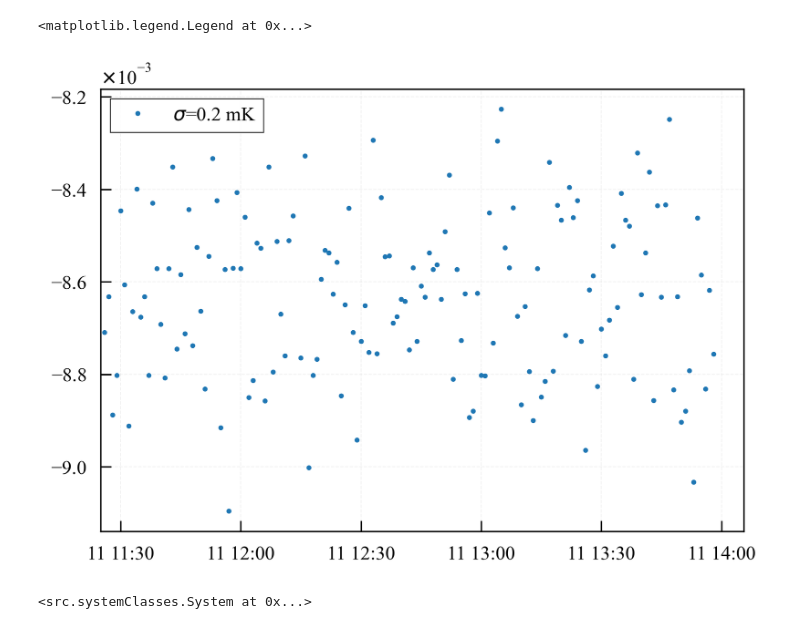
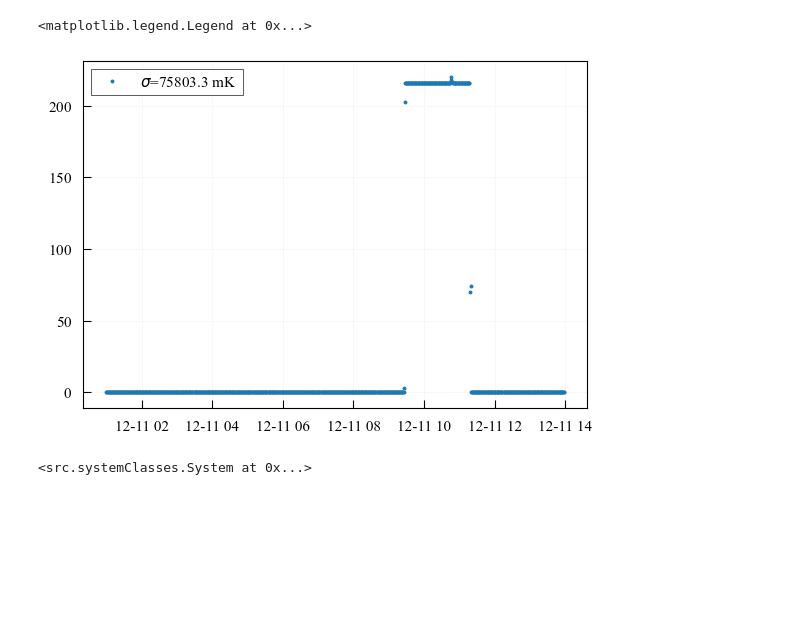
Before and after one commit to jcapo96/rtd, a Jupyter notebook: pdhd/ana/hp_resistors_calibrate_profile.ipynb, the cells around one changed output. Drawn from its saved outputs; the diff is of its cells as text; code cells hidden in the pictures; blank space fills up the shorter version.

```diff
--- a/pdhd/ana/hp_resistors_calibrate_profile.ipynb
+++ b/pdhd/ana/hp_resistors_calibrate_profile.ipynb
@@ -18,12 +18,12 @@ plt.style.use("style.mplstyle")
 # dataset10 = baseClasses.Data(path="/Users/jcapo/cernbox/DUNE-IFIC/Software/rtd/pdhd/ana/2025-10-12_HP_calib_data")
 dataset_hp = baseClasses.Data(path="/Users/jcapo/cernbox/DUNE-IFIC/Software/rtd/pdhd/ana/hp_res")
 # %%
-mask = (
-    ((dataset_hp.data.index > pd.Timestamp("2025-12-11 11:25:00").tz_localize("Europe/Zurich")))
-)
+# mask = (
+#     ((dataset_hp.data.index > pd.Timestamp("2025-12-11 11:25:00").tz_localize("Europe/Zurich")))
+# )
 
-dataset_hp.data = dataset_hp.data.loc[mask]
-dataset_hp.err = dataset_hp.err.loc[mask]
+# dataset_hp.data = dataset_hp.data.loc[mask]
+# dataset_hp.err = dataset_hp.err.loc[mask]
 # %%
 print(dataset_hp.data.head())
 # %% [output]
@@ -46,11 +46,11 @@ Unnamed: 0
 [5 rows x 108 columns]
 # %%
 plt.plot(dataset_hp.data.index, dataset_hp.data['TE0025'] - dataset_hp.data['TE0026'], marker='.', linestyle="", label=fr'$\sigma$={1e3*(dataset_hp.data['TE0025'] - dataset_hp.data['TE0026']).std():.1f} mK')
-plt.xlim(pd.Timestamp("2025-12-11 11:25:00").tz_localize("Europe/Zurich"))
+# plt.xlim(pd.Timestamp("2025-12-11 11:25:00").tz_localize("Europe/Zurich"))
 plt.legend()
 # %% [output]
 <matplotlib.legend.Legend at 0x...>
-[figure, old version]
+[figure, new version]
 # %%
 hp_res = systemClasses.System(dataset_hp, "HP-RES")
 # %%
```
Also changed, not shown: parts of 1 cell of this notebook, 13 other files.
